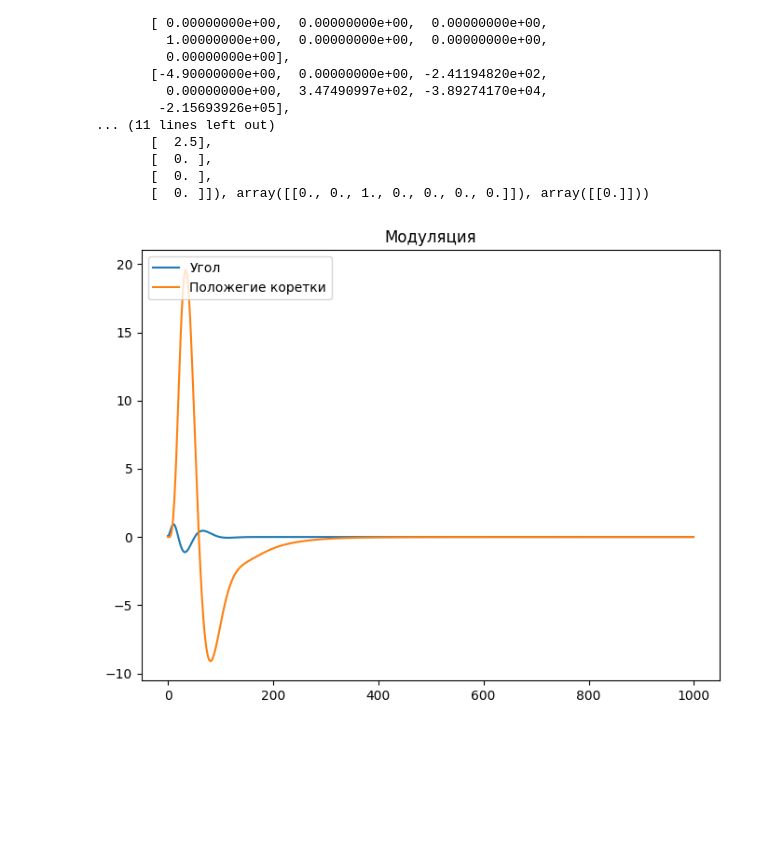
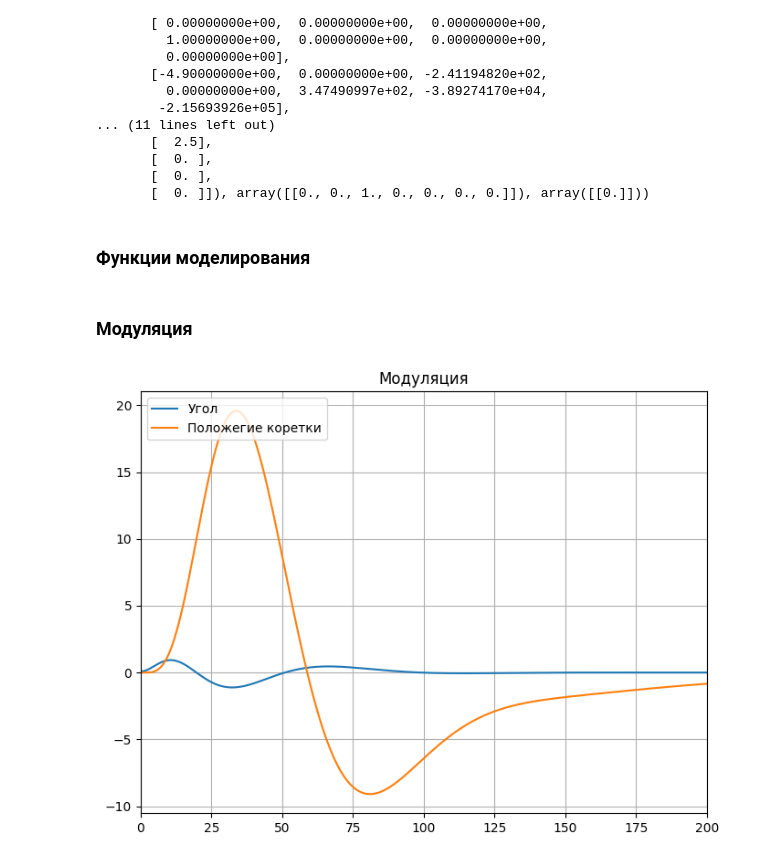
Before and after one commit to Filip-GG/TAU, a Jupyter notebook: kurs/main.ipynb, the cells around one changed output. Saved outputs shown, nothing was run; the diff lists cells and outputs as text; code cells hidden in the pictures; blank space fills up the shorter version.

```diff
--- a/kurs/main.ipynb
+++ b/kurs/main.ipynb
@@ -396,6 +396,8 @@ StateSpace(array([[ 0.00000000e+00,  1.00000000e+00,  0.00000000e+00,
        [  0. ],
        [  0. ],
        [  0. ]]), array([[0., 0., 1., 0., 0., 0., 0.]]), array([[0.]]))
+# %% [markdown]
+### Функции моделирования
 # %%
 def regul_sys(y, t):
     """
@@ -438,19 +440,19 @@ def model_reg(
     t = np.arange(0, ts, nt)
     sol = odeint(func, initial_conditions, t)
     return sol
+# %% [markdown]
+### Модуляция
 # %%
 stats = model_reg(regul_sys, 0.08, 0, 100, 0.1)
 # %%
 plt.figure(figsize=(8, 6))
 plt.plot(stats[:, 0], label = 'Угол')
 plt.plot(stats[:, 2], label = 'Положегие коретки')
 
-
-
 plt.legend(loc = 'upper left')
-
-
+plt.xlim(0, 200)
+plt.grid()
 plt.title('Модуляция')
 plt.show()
 # %% [output]
-[figure, old version]
+[figure, new version]
```
